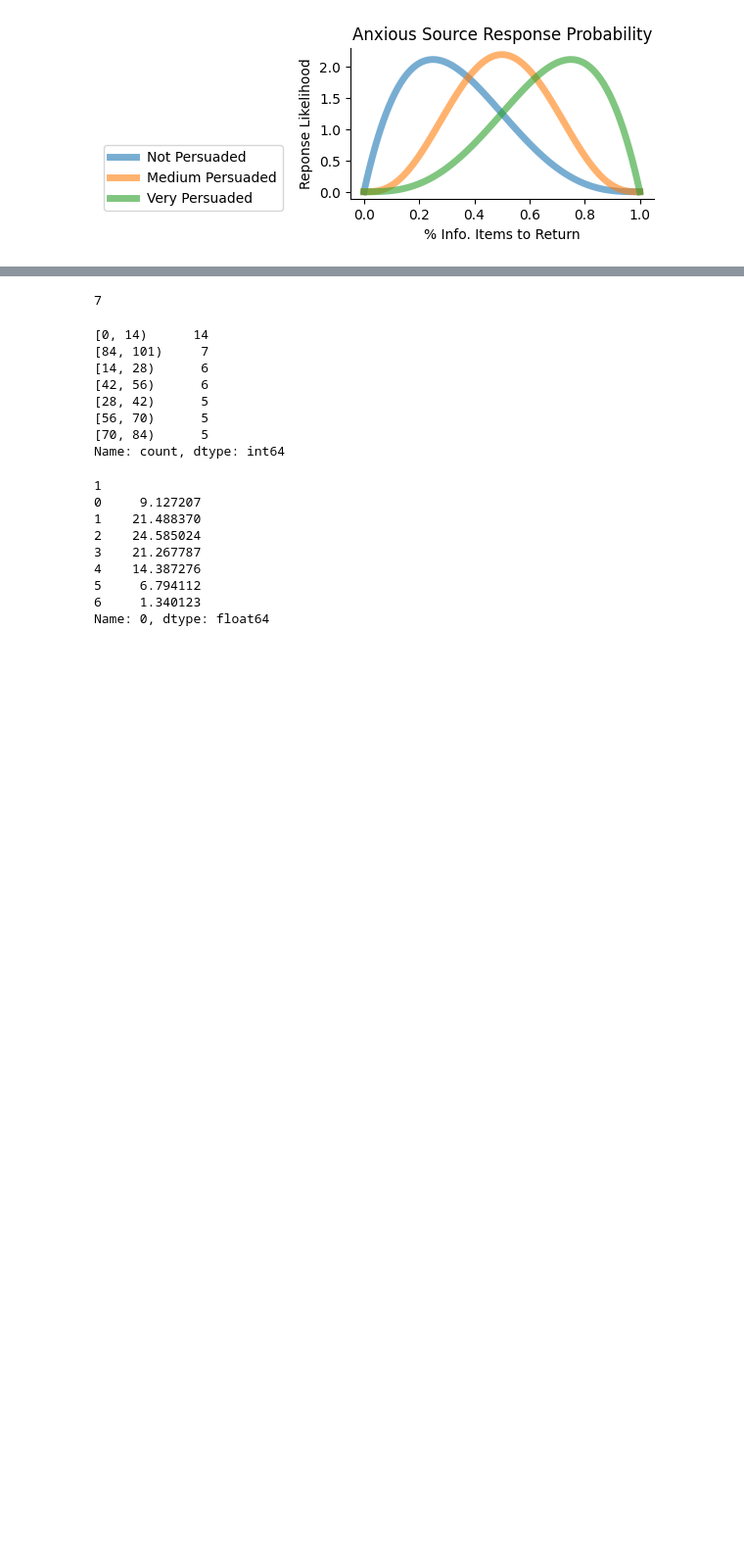
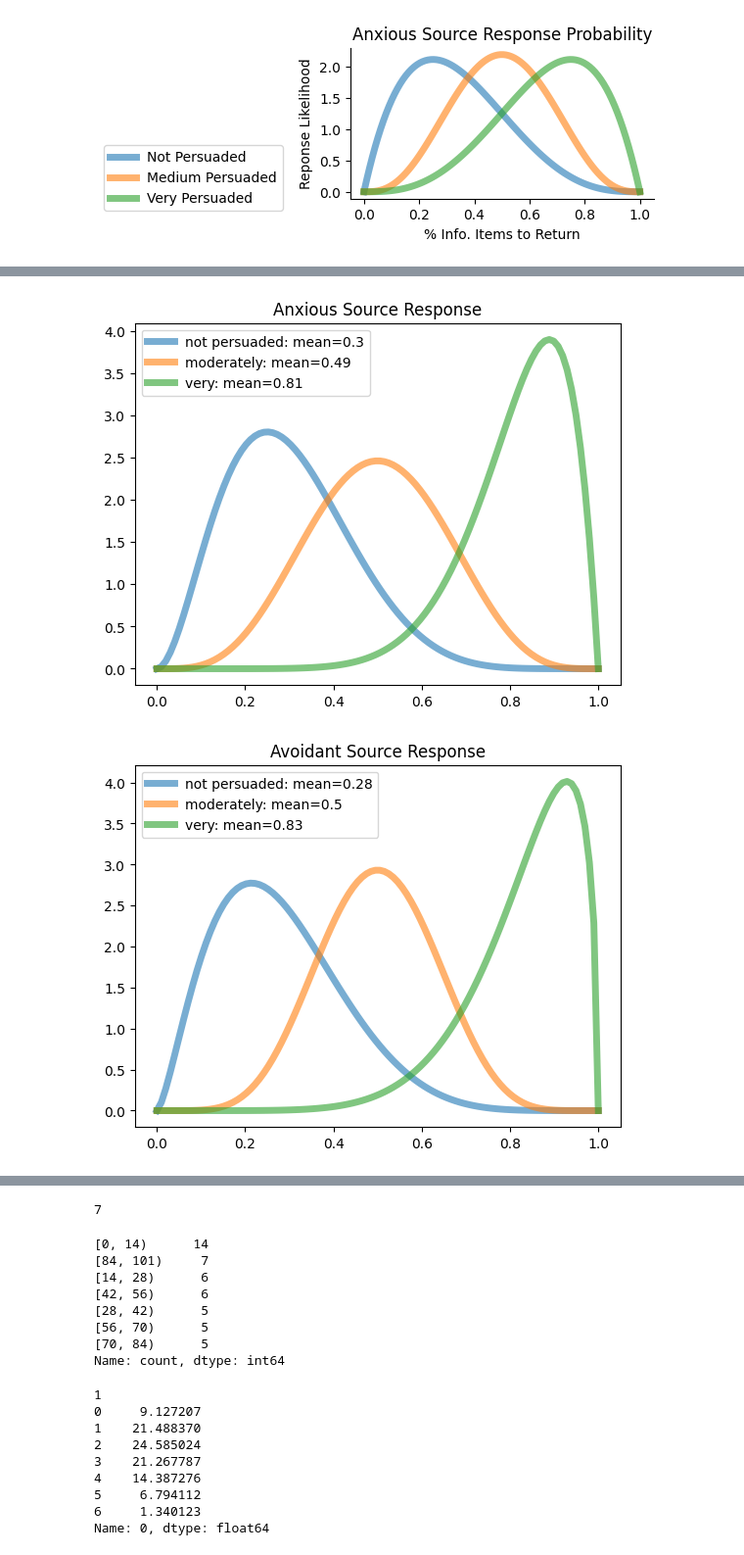
Before and after one commit to alex2awesome/news-interview-question-generation, a Jupyter notebook: notebooks/2024-09-23__function-for-michael.ipynb, the cells around one changed output, grey strips where cells are left out. Shown at 98% size. Drawn from its saved outputs; the diff is of its cells as text; code cells hidden in the pictures; blank space fills up the shorter version.

```diff
--- a/notebooks/2024-09-23__function-for-michael.ipynb
+++ b/notebooks/2024-09-23__function-for-michael.ipynb
@@ -34,0 +114,9 @@ Text(0.5, 1.0, 'Avoidant Source Response Probability')
+# %%
+PERSONA_DICT = {
+    persona: [
+        hyperparameters['not persuaded'][i],
+        hyperparameters['moderately'][i],
+        hyperparameters['very'][i]
+    ]
+    for i, persona in enumerate(persona_list)
+}
@@ -34,0 +133,17 @@ Text(0.5, 1.0, 'Avoidant Source Response Probability')
+# %%
+hyperparameters.index = persona_list
+x = np.linspace(0, 1, 100)
+persuasion_levels = ['not persuaded', 'moderately', 'very']
+for persona, curves in hyperparameters.iterrows():
+    fig, ax = plt.subplots(1, 1)
+    for i, (a, b) in curves.items():
+        y = beta.pdf(x, a, b)
+        samples = list(map(lambda x: max(0.0, min(1.0, beta.rvs(a, b))), range(1000)))
+        ax.plot(x, y, lw=5, alpha=0.6, label=f'{i}: mean={round(np.mean(samples), 2)}')
+
+    ax.set_title(f'{persona.title()} Source Response')
+    ax.legend()
+    plt.show()
+# %% [output]
+[figure, added]
+[figure, added]
```
Also changed, not shown: parts of 8 cells of this notebook, 3 other files.
